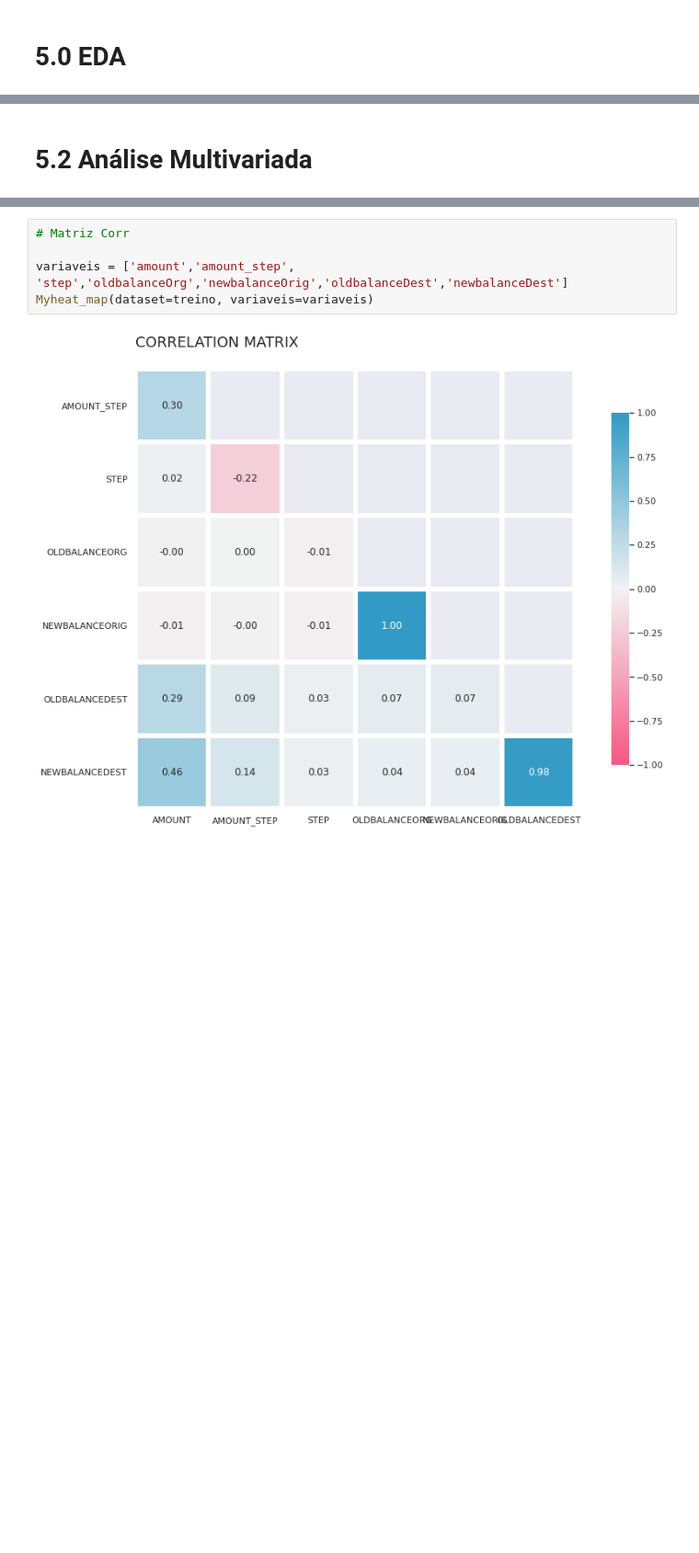
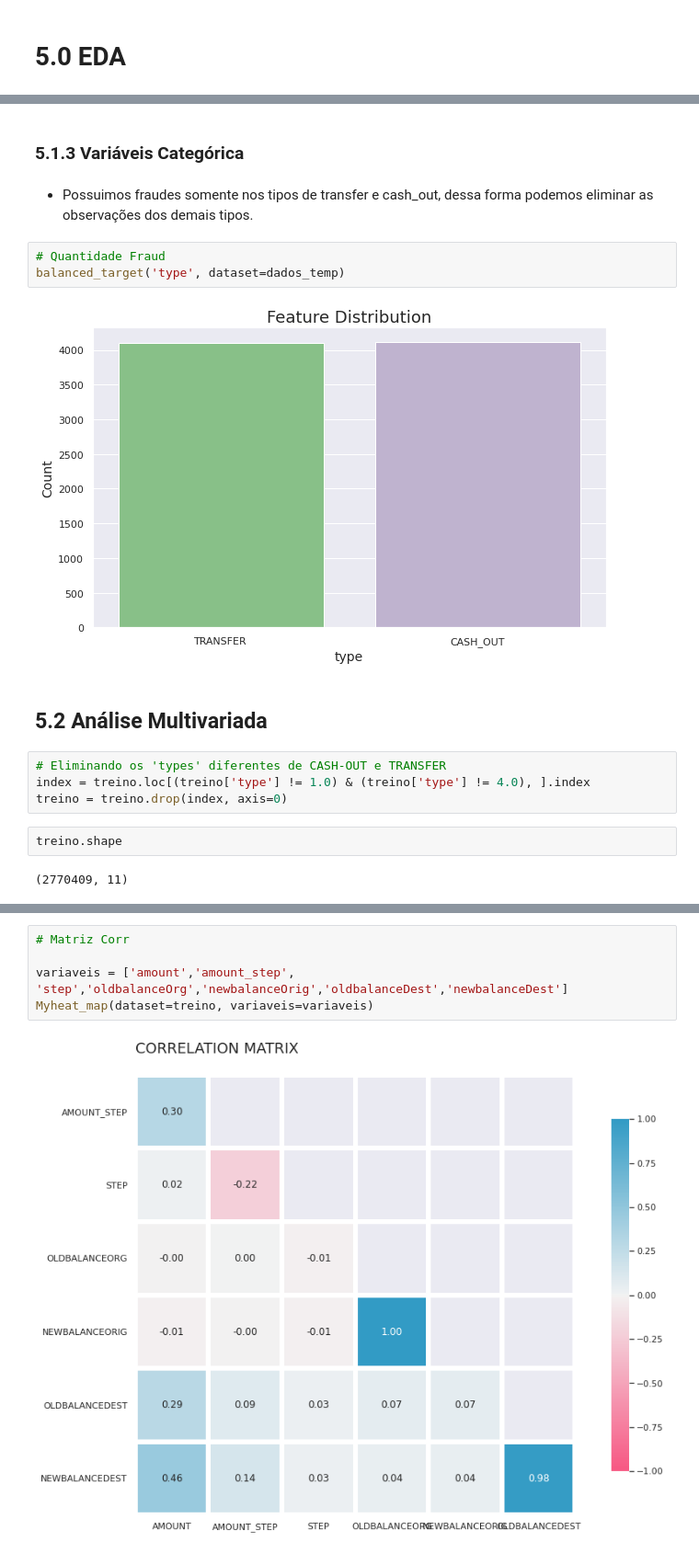
Before and after one commit to bruno154/project-6-blocker-fraud-company, a Jupyter notebook: notebooks/pa002_blocker_fraud.ipynb, the cells around one changed output, grey strips where cells are left out. Shown at 92% size. Cells and saved outputs as stored; diff of their text form; blank space fills up the shorter version.

```diff
--- a/notebooks/pa002_blocker_fraud.ipynb
+++ b/notebooks/pa002_blocker_fraud.ipynb
@@ -366,2 +431,19 @@ new_treino = treino[mask:]
+# %% [markdown]
+### 5.1.3 Variáveis Categórica
+# %% [markdown]
+- Possuimos fraudes somente nos tipos de transfer e cash_out, dessa forma podemos eliminar as observações dos demais tipos.
+# %%
+# Quantidade Fraud
+balanced_target('type', dataset=dados_temp)
+# %% [output]
+[figure, added]
 # %% [markdown]
-# 5.2 Análise Multivariada
+## 5.2 Análise Multivariada
+# %%
+# Eliminando os 'types' diferentes de CASH-OUT e TRANSFER
+index = treino.loc[(treino['type'] != 1.0) & (treino['type'] != 4.0), ].index
+treino = treino.drop(index, axis=0)
+# %%
+treino.shape
+# %% [output]
+(2770409, 11)
```
Also changed, not shown: parts of 47 cells of this notebook, 16 other files.
